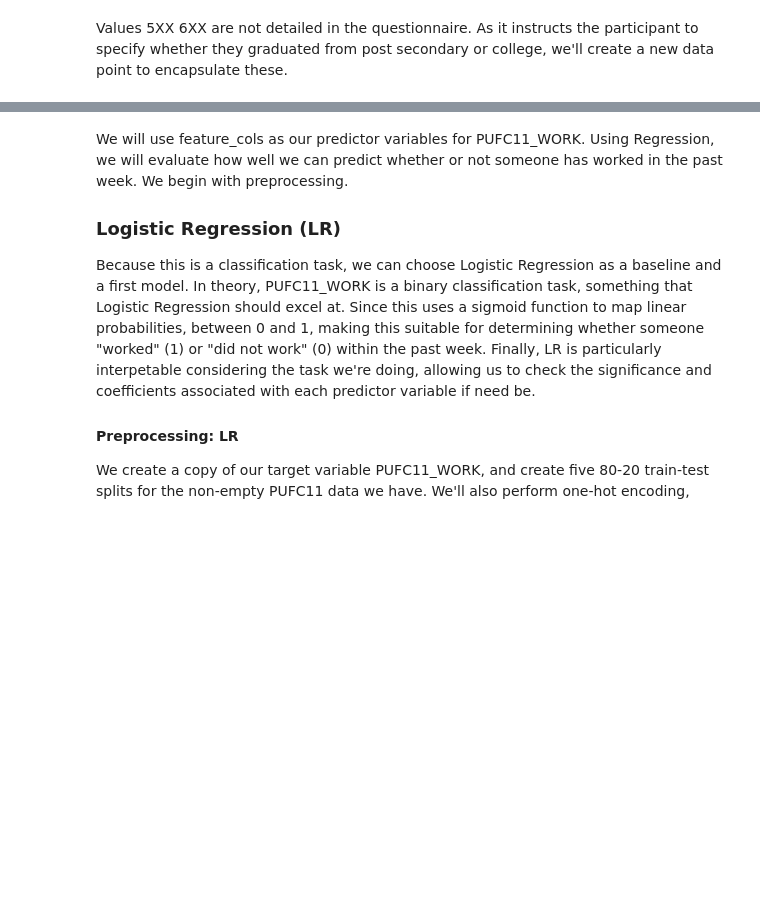
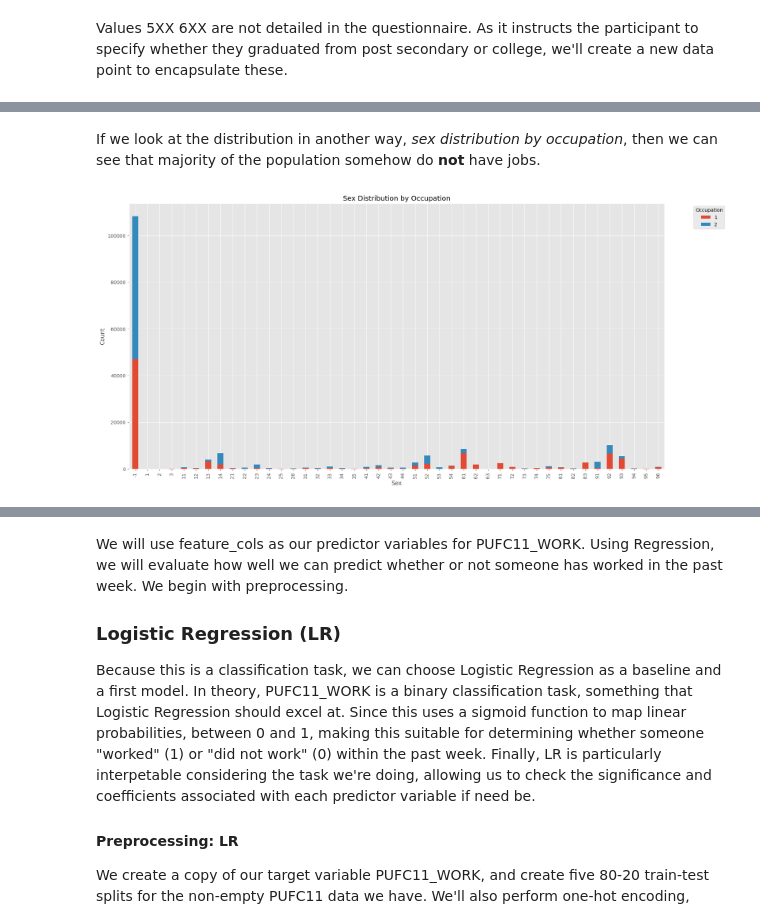
Before and after one commit to devonjavier/STINTSY-Project, a Jupyter notebook: STINTSY_MCO_LFS.ipynb, the cells around one changed output, grey strips where cells are left out. Cells and saved outputs as stored; diff of their text form; code cells hidden in the pictures; blank space fills up the shorter version.

```diff
--- a/STINTSY_MCO_LFS.ipynb
+++ b/STINTSY_MCO_LFS.ipynb
@@ -202,0 +453,12 @@ plt.show()
+# %% [markdown]
+If we look at the distribution in another way, _sex distribution by occupation_, then we can see that majority of the population somehow do __not__ have jobs.
+# %%
+occupation_sex = lfs_data.groupby(['PUFC14_PROCC', 'PUFC04_SEX']).size().unstack(fill_value=0)
+occupation_sex.plot(kind='bar', stacked=True, figsize=(20, 10))
+plt.title('Sex Distribution by Occupation')
+plt.xlabel('Sex')
+plt.ylabel('Count')
+plt.legend(title='Occupation', bbox_to_anchor=(1.05, 1), loc='upper left')
+plt.show()
+# %% [output]
+[figure, added]
```
Also changed, not shown: parts of 142 cells of this notebook, 17 other files.
